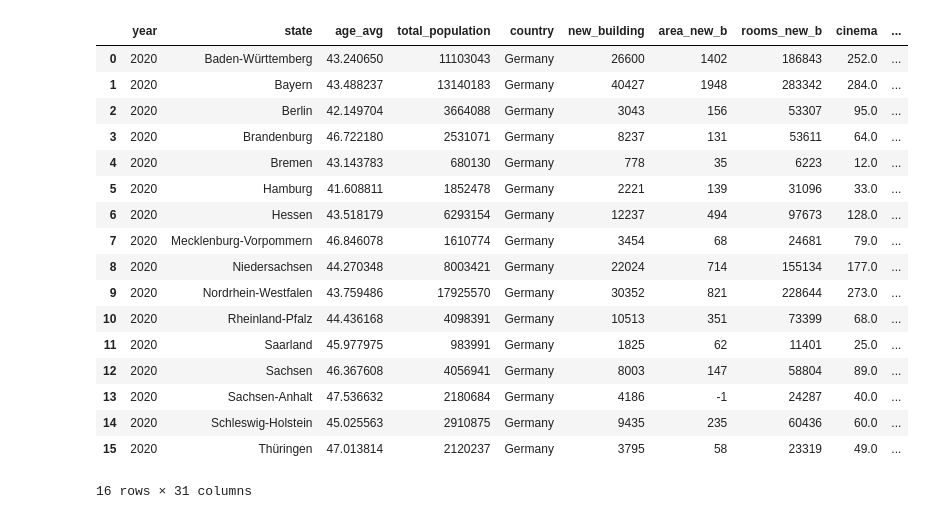
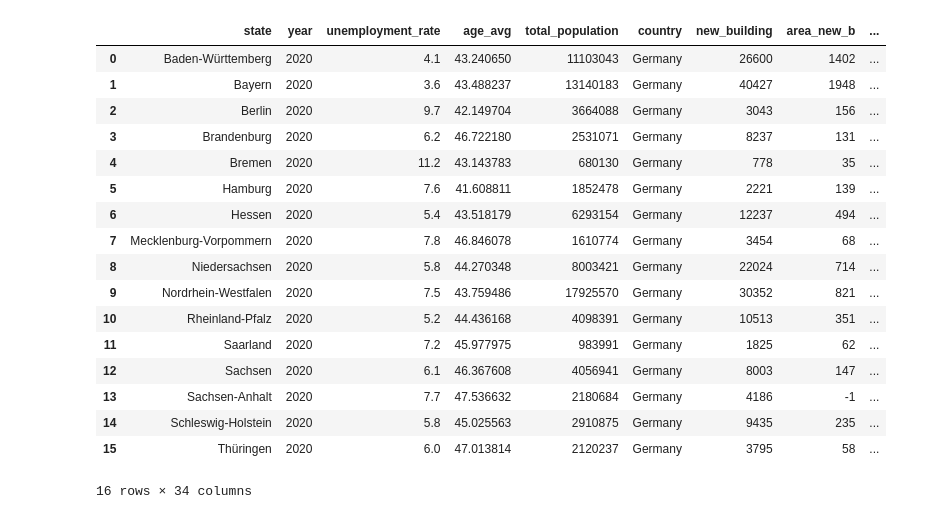
Before and after one commit to deminghh/House-Buyer-Guide, a Jupyter notebook: score_calculator_state.ipynb, the cells around one changed output. Saved outputs shown, nothing was run; the diff lists cells and outputs as text; code cells hidden in the pictures.

Commit message:
Add employment rate to scoring system

```diff
--- a/score_calculator_state.ipynb
+++ b/score_calculator_state.ipynb
@@ -6,25 +6,25 @@ from cred import credentials
 from request_api import get_genesis_api
 from sql import get_data
 # %%
-data = pd.read_csv('all_merged_scaled_f.csv', index_col=0)
+data = pd.read_csv('all_merged_scaled_ur.csv', index_col=0)
 data
 # %% [output]
-|  | year | state | age_avg | total_population | country | new_building | area_new_b | rooms_new_b | cinema | ... |
-| 0 | 2020 | Baden-Württemberg | 43.240650 | 11103043 | Germany | 26600 | 1402 | 186843 | 252.0 | ... |
-| 1 | 2020 | Bayern | 43.488237 | 13140183 | Germany | 40427 | 1948 | 283342 | 284.0 | ... |
-| 2 | 2020 | Berlin | 42.149704 | 3664088 | Germany | 3043 | 156 | 53307 | 95.0 | ... |
-| 3 | 2020 | Brandenburg | 46.722180 | 2531071 | Germany | 8237 | 131 | 53611 | 64.0 | ... |
-| 4 | 2020 | Bremen | 43.143783 | 680130 | Germany | 778 | 35 | 6223 | 12.0 | ... |
-| 5 | 2020 | Hamburg | 41.608811 | 1852478 | Germany | 2221 | 139 | 31096 | 33.0 | ... |
-| 6 | 2020 | Hessen | 43.518179 | 6293154 | Germany | 12237 | 494 | 97673 | 128.0 | ... |
-| 7 | 2020 | Mecklenburg-Vorpommern | 46.846078 | 1610774 | Germany | 3454 | 68 | 24681 | 79.0 | ... |
-| 8 | 2020 | Niedersachsen | 44.270348 | 8003421 | Germany | 22024 | 714 | 155134 | 177.0 | ... |
-| 9 | 2020 | Nordrhein-Westfalen | 43.759486 | 17925570 | Germany | 30352 | 821 | 228644 | 273.0 | ... |
-| 10 | 2020 | Rheinland-Pfalz | 44.436168 | 4098391 | Germany | 10513 | 351 | 73399 | 68.0 | ... |
-| 11 | 2020 | Saarland | 45.977975 | 983991 | Germany | 1825 | 62 | 11401 | 25.0 | ... |
-| 12 | 2020 | Sachsen | 46.367608 | 4056941 | Germany | 8003 | 147 | 58804 | 89.0 | ... |
-| 13 | 2020 | Sachsen-Anhalt | 47.536632 | 2180684 | Germany | 4186 | -1 | 24287 | 40.0 | ... |
-| 14 | 2020 | Schleswig-Holstein | 45.025563 | 2910875 | Germany | 9435 | 235 | 60436 | 60.0 | ... |
-| 15 | 2020 | Thüringen | 47.013814 | 2120237 | Germany | 3795 | 58 | 23319 | 49.0 | ... |
+|  | state | year | unemployment_rate | age_avg | total_population | country | new_building | area_new_b | ... |
+| 0 | Baden-Württemberg | 2020 | 4.1 | 43.240650 | 11103043 | Germany | 26600 | 1402 | ... |
+| 1 | Bayern | 2020 | 3.6 | 43.488237 | 13140183 | Germany | 40427 | 1948 | ... |
+| 2 | Berlin | 2020 | 9.7 | 42.149704 | 3664088 | Germany | 3043 | 156 | ... |
+| 3 | Brandenburg | 2020 | 6.2 | 46.722180 | 2531071 | Germany | 8237 | 131 | ... |
+| 4 | Bremen | 2020 | 11.2 | 43.143783 | 680130 | Germany | 778 | 35 | ... |
+| 5 | Hamburg | 2020 | 7.6 | 41.608811 | 1852478 | Germany | 2221 | 139 | ... |
+| 6 | Hessen | 2020 | 5.4 | 43.518179 | 6293154 | Germany | 12237 | 494 | ... |
+| 7 | Mecklenburg-Vorpommern | 2020 | 7.8 | 46.846078 | 1610774 | Germany | 3454 | 68 | ... |
+| 8 | Niedersachsen | 2020 | 5.8 | 44.270348 | 8003421 | Germany | 22024 | 714 | ... |
+| 9 | Nordrhein-Westfalen | 2020 | 7.5 | 43.759486 | 17925570 | Germany | 30352 | 821 | ... |
+| 10 | Rheinland-Pfalz | 2020 | 5.2 | 44.436168 | 4098391 | Germany | 10513 | 351 | ... |
+| 11 | Saarland | 2020 | 7.2 | 45.977975 | 983991 | Germany | 1825 | 62 | ... |
+| 12 | Sachsen | 2020 | 6.1 | 46.367608 | 4056941 | Germany | 8003 | 147 | ... |
+| 13 | Sachsen-Anhalt | 2020 | 7.7 | 47.536632 | 2180684 | Germany | 4186 | -1 | ... |
+| 14 | Schleswig-Holstein | 2020 | 5.8 | 45.025563 | 2910875 | Germany | 9435 | 235 | ... |
+| 15 | Thüringen | 2020 | 6.0 | 47.013814 | 2120237 | Germany | 3795 | 58 | ... |
-16 rows × 31 columns
+16 rows × 34 columns
 # %%
```
Also changed, not shown: parts of 3 cells of this notebook, 2 other files.
